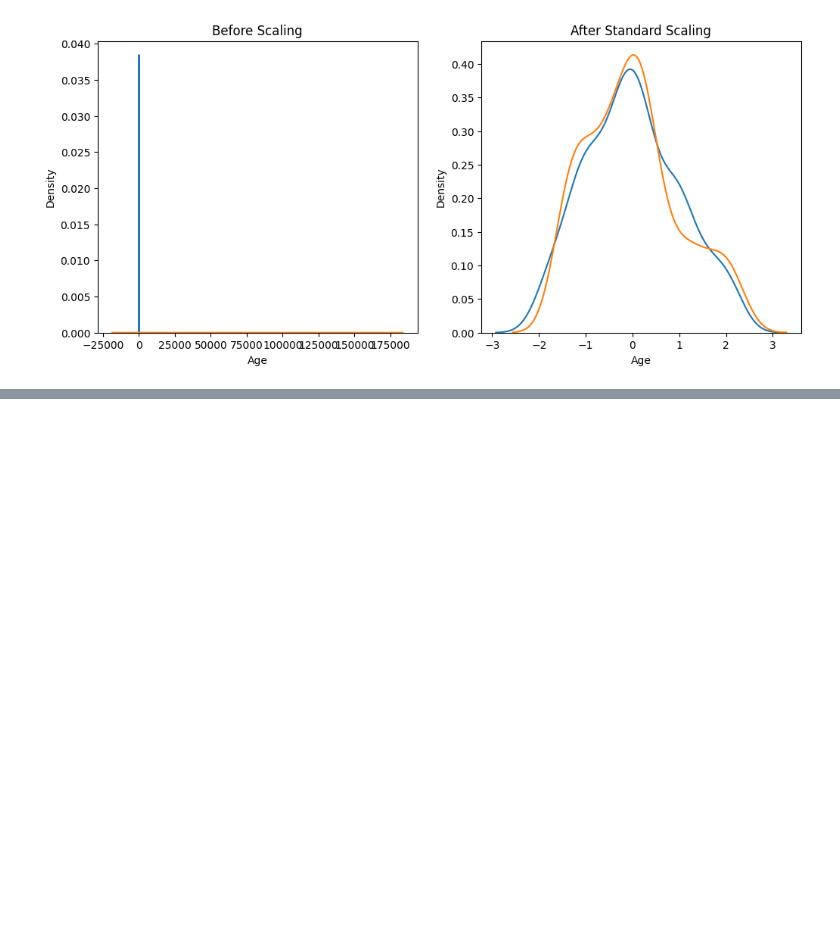
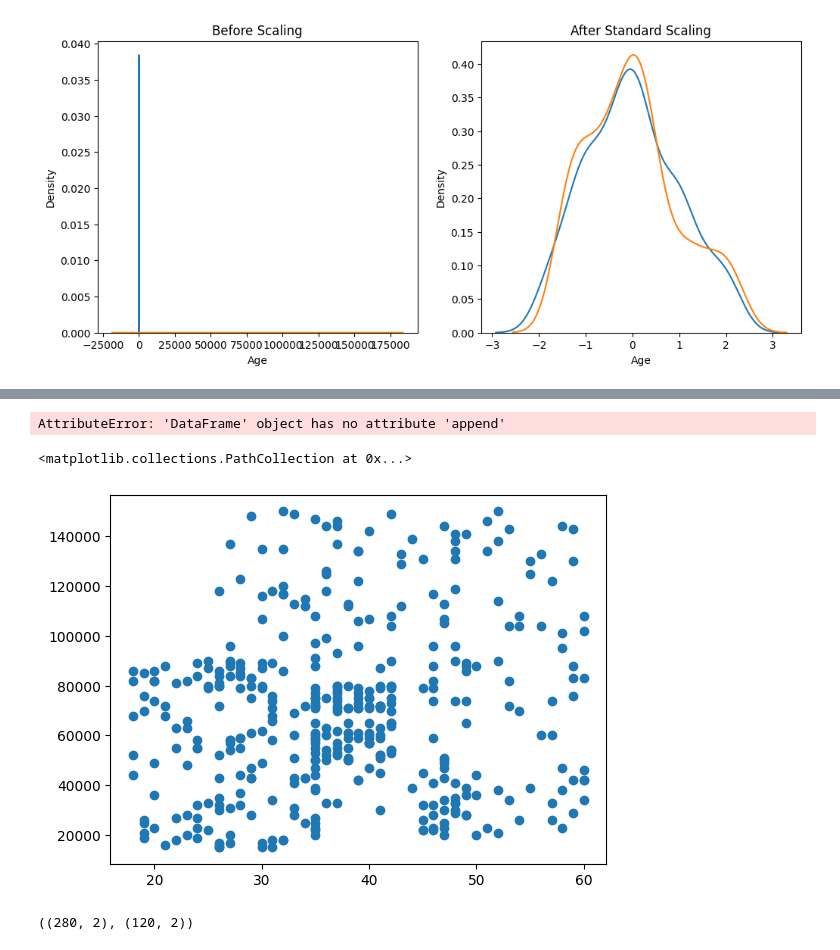
Before and after one commit to Sanj-bot/100DaysOfMachineLearning, a Jupyter notebook: t23/FeatureScaling.ipynb, the cells around one changed output, grey strips where cells are left out. Saved outputs shown, nothing was run; the diff lists cells and outputs as text; code cells hidden in the pictures; blank space fills up the shorter version.

```diff
--- a/t23/FeatureScaling.ipynb
+++ b/t23/FeatureScaling.ipynb
@@ -133,0 +192,19 @@ sns.kdeplot(x_train_scaled['EstimatedSalary'],ax=ax2)
+# %%
+df = df.append(pd.DataFrame({'Age':[5,90,95],'EstimatedSalary':[1000,250000,350000],'Purchased':[0,1,1]}),ignore_index=True)
+# %% [output]
+AttributeError: 'DataFrame' object has no attribute 'append'
+# %%
+plt.scatter(df['Age'], df['EstimatedSalary'])
+# %% [output]
+<matplotlib.collections.PathCollection at 0x...>
+[figure, added]
+# %%
+from sklearn.model_selection import train_test_split
+X_train, X_test, y_train, y_test = train_test_split(df.drop('Purchased', axis=1),
+                                                    df['Purchased'],
+                                                    test_size=0.3,
+                                                    random_state=0)
+
+X_train.shape, X_test.shape
+# %% [output]
+((280, 2), (120, 2))
```
Also changed, not shown: parts of 24 cells of this notebook, 2 other files.
